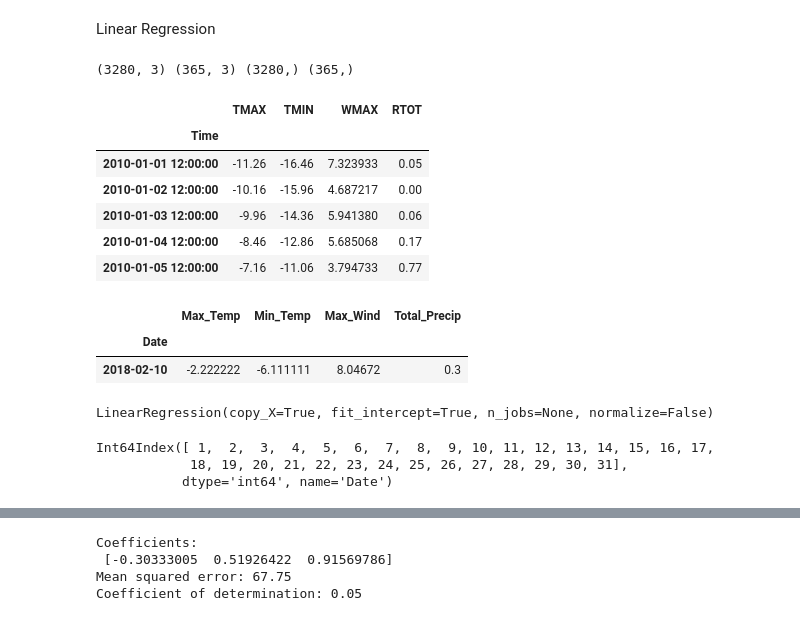
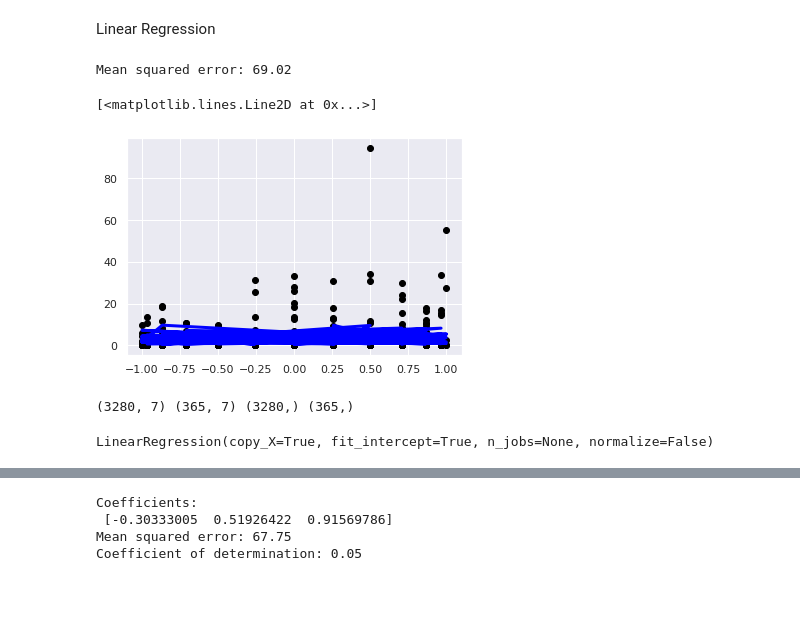
Before and after one commit to dfu2020/ATMS-597-SP-2020-Project-4, a Jupyter notebook: Project4_Joyce.ipynb, the cells around one changed output, grey strips where cells are left out. Saved outputs shown, nothing was run; the diff lists cells and outputs as text; code cells hidden in the pictures; blank space fills up the shorter version.

```diff
--- a/Project4_Joyce.ipynb
+++ b/Project4_Joyce.ipynb
@@ -96,0 +130,4 @@ Practice_GFS_df = GFS_df[:]
+# %%
+Practice_GFS_df['month_sin'] = np.sin(Practice_GFS_df.index.month*(2.*np.pi/24))
+Practice_GFS_df['month_cos'] = np.cos(Practice_GFS_df.index.month*(2.*np.pi/24))
+Practice_GFS_df.head()
@@ -96,0 +142,4 @@ Practice_GFS_df = GFS_df[:]
+# %%
+Practice_GFS_df['day_sin'] = np.sin(Practice_GFS_df.index.day*(2.*np.pi/24))
+Practice_GFS_df['day_cos'] = np.cos(Practice_GFS_df.index.day*(2.*np.pi/24))
+Practice_GFS_df.head()
@@ -100,44 +157,48 @@ Linear Regression
 from sklearn.linear_model import LinearRegression
 from sklearn.metrics import mean_squared_error, r2_score
 from sklearn.model_selection import train_test_split
+# %%
+# Trying to Make Months Cyclical for Multiple Linear Regression
+from sklearn.preprocessing import StandardScaler
+from sklearn.neural_network import MLPRegressor
+from sklearn.pipeline import Pipeline
+
+estimators = []
+estimators.append(('standardize', StandardScaler()))
+estimators.append(('nn', MLPRegressor(hidden_layer_sizes=(5,), max_iter=1000)))
+model = Pipeline(estimators)
+
+features = ['month_sin', 'month_cos', 'day_sin', 'day_cos', 'TMAX']
+x = Practice_GFS_df[features].values
+y = Practice_GFS_df['RTOT']
+
+# split into training and testing sets (10% vs 90%)
+x_train, x_test, y_train, y_test = train_test_split(x, y, test_size = 0.1, random_state=123)
+
+model.fit(x_train, y_train)
+
+print('Mean squared error: %.2f' % mean_squared_error(y_test, model.predict(x_test)))
+
+plt.scatter(x_test[:,3], y_test, color='black')
+plt.plot(x_test[:,3], model.predict(x_test), color='blue', linewidth=3)
+# %% [output]
+Mean squared error: 69.02
+[<matplotlib.lines.Line2D at 0x...>]
+[figure, added]
 # %%
 # TODO change to the actual file (not practice)
-Practice_GFS_df.dropna(inplace=True)
 x = Practice_GFS_df.drop(['RTOT'], axis=1)
 y = Practice_GFS_df['RTOT']
 
 # split into training and testing sets (10% vs 90%)
 x_train, x_test, y_train, y_test = train_test_split(x, y, test_size = 0.1, random_state=123)
 print(x_train.shape, x_test.shape, y_train.shape, y_test.shape)
+
+Practice_GFS_df.head()
+
+# Create Model
+lin_model = LinearRegression()
+lin_model.fit(x_train, y_train)
 # %% [output]
-(3280, 3) (365, 3) (3280,) (365,)
+(3280, 7) (365, 7) (3280,) (365,)
+LinearRegression(copy_X=True, fit_intercept=True, n_jobs=None, normalize=False)
-# %%
-Practice_GFS_df.head()
-# %% [output]
-|  | TMAX | TMIN | WMAX | RTOT |
-| Time |  |  |  |  |
-| 2010-01-01 12:00:00 | -11.26 | -16.46 | 7.323933 | 0.05 |
-| 2010-01-02 12:00:00 | -10.16 | -15.96 | 4.687217 | 0.00 |
-| 2010-01-03 12:00:00 | -9.96 | -14.36 | 5.941380 | 0.06 |
-| 2010-01-04 12:00:00 | -8.46 | -12.86 | 5.685068 | 0.17 |
-| 2010-01-05 12:00:00 | -7.16 | -11.06 | 3.794733 | 0.77 |
-# %%
-Practice_KCMI_df[(Practice_KCMI_df.index == '2018-02-10')]
-# %% [output]
-|  | Max_Temp | Min_Temp | Max_Wind | Total_Precip |
-| Date |  |  |  |  |
-| 2018-02-10 | -2.222222 | -6.111111 | 8.04672 | 0.3 |
-# %%
-# Create Model
-lin_model = LinearRegression()
-lin_model.fit(x_train, y_train)
-# %% [output]
-LinearRegression(copy_X=True, fit_intercept=True, n_jobs=None, normalize=False)
-# %%
-Practice_KCMI_df.index.month.unique()
-Practice_KCMI_df.index.day.unique()
-#Practice_KCMI_df[Practice_KCMI_df.index.month==2]
-# %% [output]
-Int64Index([ 1,  2,  3,  4,  5,  6,  7,  8,  9, 10, 11, 12, 13, 14, 15, 16, 17,
-            18, 19, 20, 21, 22, 23, 24, 25, 26, 27, 28, 29, 30, 31],
-           dtype='int64', name='Date')
```
Also changed, not shown: parts of 17 cells of this notebook.
